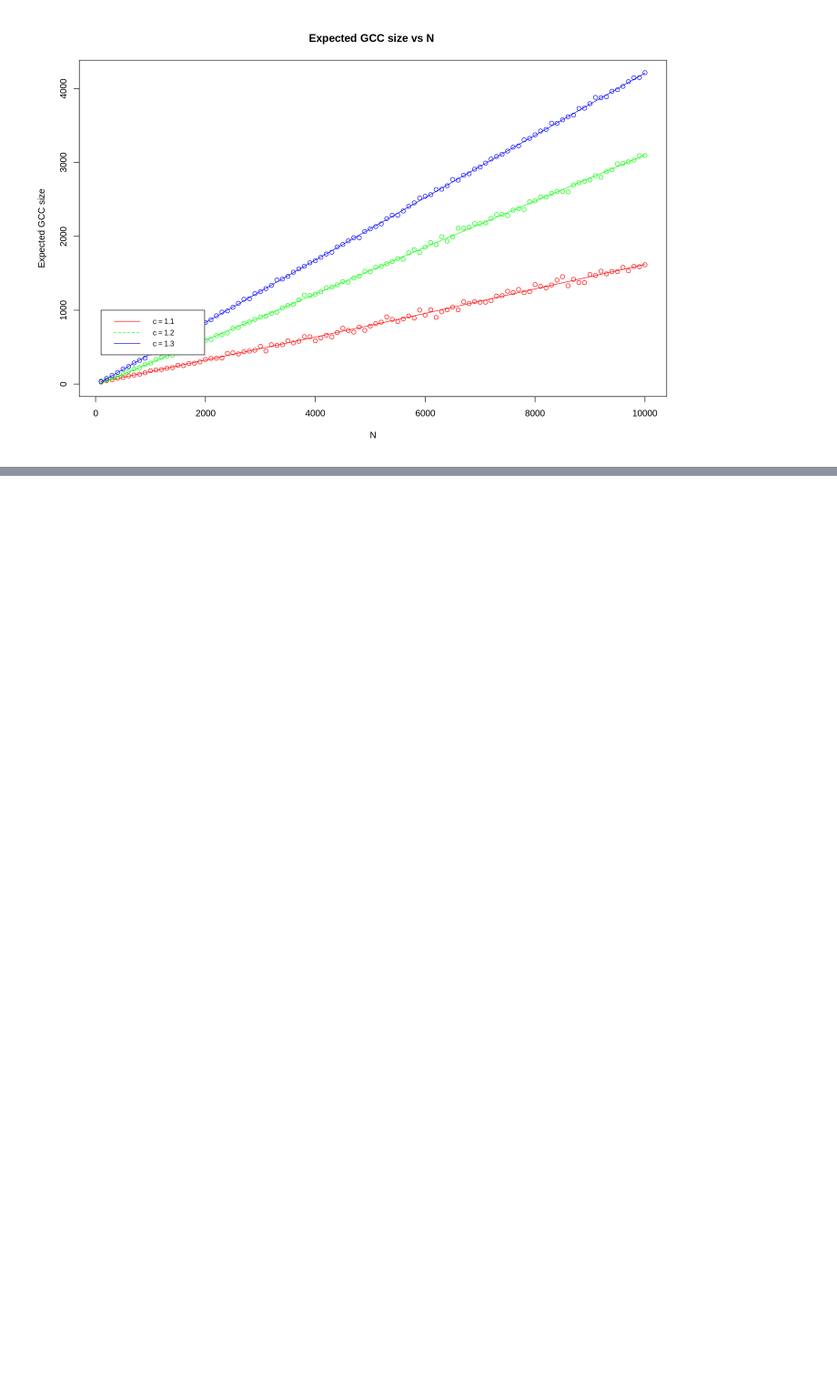
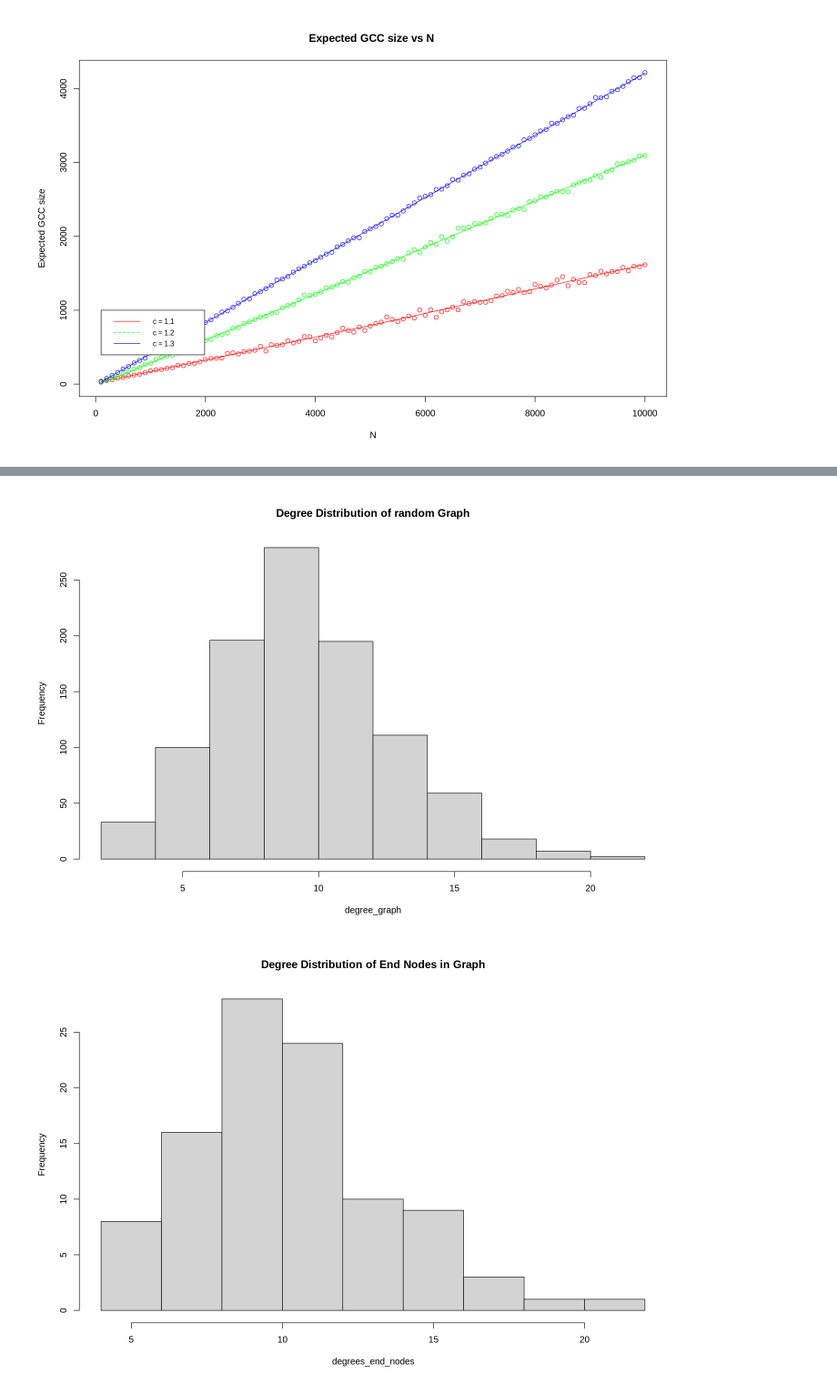
Before and after one commit to diplav09/ECE232_-LargeScaleSocialandComplexNetworks, a Jupyter notebook: ECE232_assignment1.ipynb, the cells around one changed output, grey strips where cells are left out. Shown at 91% size. Drawn from its saved outputs; the diff is of its cells as text; code cells hidden in the pictures; blank space fills up the shorter version.

```diff
--- a/ECE232_assignment1.ipynb
+++ b/ECE232_assignment1.ipynb
@@ -222,0 +301,10 @@ null device
+# %%
+#part 2.1.c) degree distribution
+degree_graph <- degree(g1)
+hist(degree_graph, main = "Degree Distribution of random Graph")
+
+degrees_end_nodes <- degree(g1, end_nodes)
+hist(degrees_end_nodes, main = "Degree Distribution of End Nodes in Graph")
+# %% [output]
+[figure, added]
+[figure, added]
```
Also changed, not shown: parts of 10 cells of this notebook.
